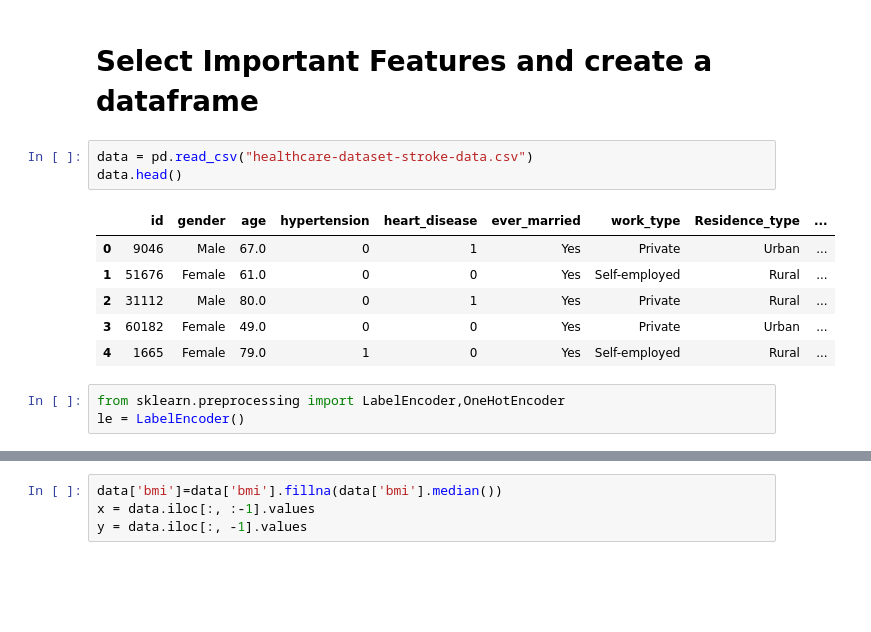
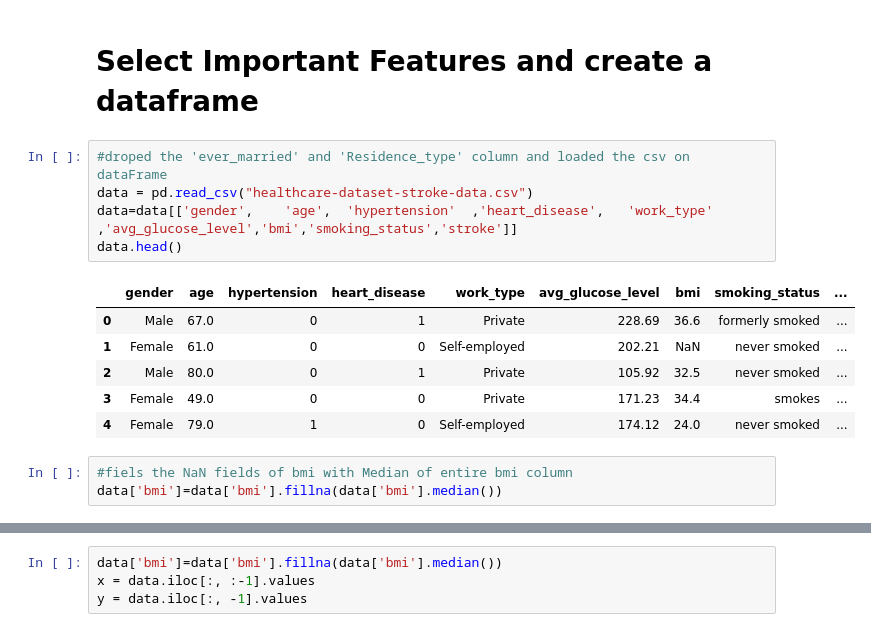
Before and after one commit to shivam-patil-DAX/Assignments, a Jupyter notebook: Data Science/Machine_Learning/random_forest.ipynb, the cells around one changed output, grey strips where cells are left out. Cells and saved outputs as stored; diff of their text form; blank space fills up the shorter version.

```diff
--- a/Data Science/Machine_Learning/random_forest.ipynb
+++ b/Data Science/Machine_Learning/random_forest.ipynb
@@ -4,16 +4,18 @@ import matplotlib.pyplot as plt
 import pandas as pd
 # %% [markdown]
 #	Select Important Features and create a dataframe
-# %%
-data = pd.read_csv("healthcare-dataset-stroke-data.csv")
-data.head()
-# %% [output]
-|  | id | gender | age | hypertension | heart_disease | ever_married | work_type | Residence_type | ... |
-| 0 | 9046 | Male | 67.0 | 0 | 1 | Yes | Private | Urban | ... |
-| 1 | 51676 | Female | 61.0 | 0 | 0 | Yes | Self-employed | Rural | ... |
-| 2 | 31112 | Male | 80.0 | 0 | 1 | Yes | Private | Rural | ... |
-| 3 | 60182 | Female | 49.0 | 0 | 0 | Yes | Private | Urban | ... |
-| 4 | 1665 | Female | 79.0 | 1 | 0 | Yes | Self-employed | Rural | ... |
-# %%
-from sklearn.preprocessing import LabelEncoder,OneHotEncoder
-le = LabelEncoder()
+# %%
+#droped the 'ever_married' and 'Residence_type' column and loaded the csv on dataFrame
+data = pd.read_csv("healthcare-dataset-stroke-data.csv")
+data=data[['gender',	'age',	'hypertension'	,'heart_disease',	'work_type'	,'avg_glucose_level','bmi','smoking_status','stroke']]
+data.head()
+# %% [output]
+|  | gender | age | hypertension | heart_disease | work_type | avg_glucose_level | bmi | smoking_status | ... |
+| 0 | Male | 67.0 | 0 | 1 | Private | 228.69 | 36.6 | formerly smoked | ... |
+| 1 | Female | 61.0 | 0 | 0 | Self-employed | 202.21 | NaN | never smoked | ... |
+| 2 | Male | 80.0 | 0 | 1 | Private | 105.92 | 32.5 | never smoked | ... |
+| 3 | Female | 49.0 | 0 | 0 | Private | 171.23 | 34.4 | smokes | ... |
+| 4 | Female | 79.0 | 1 | 0 | Self-employed | 174.12 | 24.0 | never smoked | ... |
+# %%
+#fiels the NaN fields of bmi with Median of entire bmi column
+data['bmi']=data['bmi'].fillna(data['bmi'].median())
```
Also changed, not shown: parts of 13 cells of this notebook, 3 other files.
